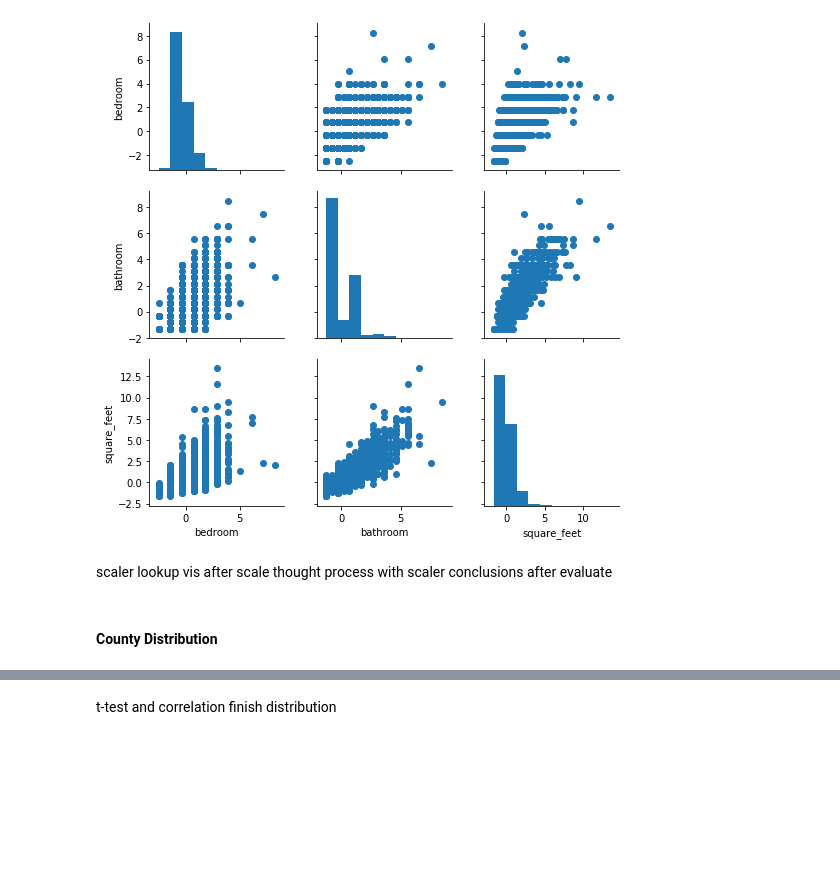
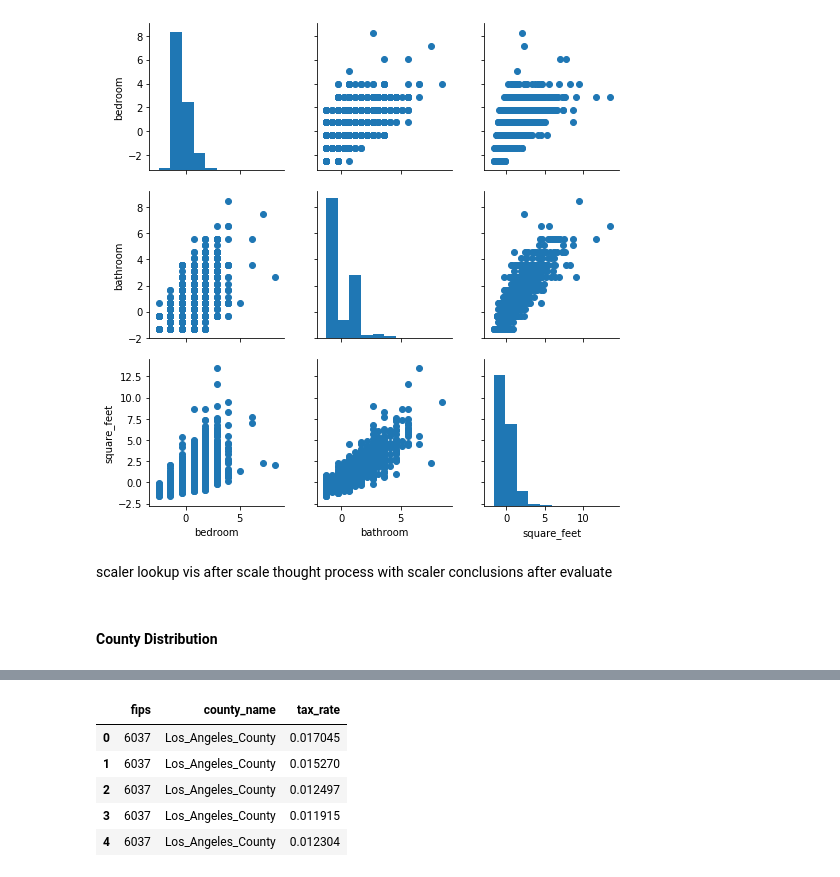
Before and after one commit to cari-holmes/zillow-project, a Jupyter notebook: zillow_mvp.ipynb, the cells around one changed output, grey strips where cells are left out. Saved outputs shown, nothing was run; the diff lists cells and outputs as text; code cells hidden in the pictures; blank space fills up the shorter version.

```diff
--- a/zillow_mvp.ipynb
+++ b/zillow_mvp.ipynb
@@ -219,3 +259,12 @@ df.head()
-# %% [markdown]
-t-test and correlation
-finish distribution
+# %%
+df['county_name'] = df['fips'].map({6037: "Los_Angeles_County", 6059: "Orange_County", 6111: "Ventura_County"})
+df.head()
+df_county = df[['fips', 'county_name','tax_rate']]
+df_county.head()
+# %% [output]
+|  | fips | county_name | tax_rate |
+| 0 | 6037 | Los_Angeles_County | 0.017045 |
+| 1 | 6037 | Los_Angeles_County | 0.015270 |
+| 2 | 6037 | Los_Angeles_County | 0.012497 |
+| 3 | 6037 | Los_Angeles_County | 0.011915 |
+| 4 | 6037 | Los_Angeles_County | 0.012304 |
```
Also changed, not shown: parts of 22 cells of this notebook.
